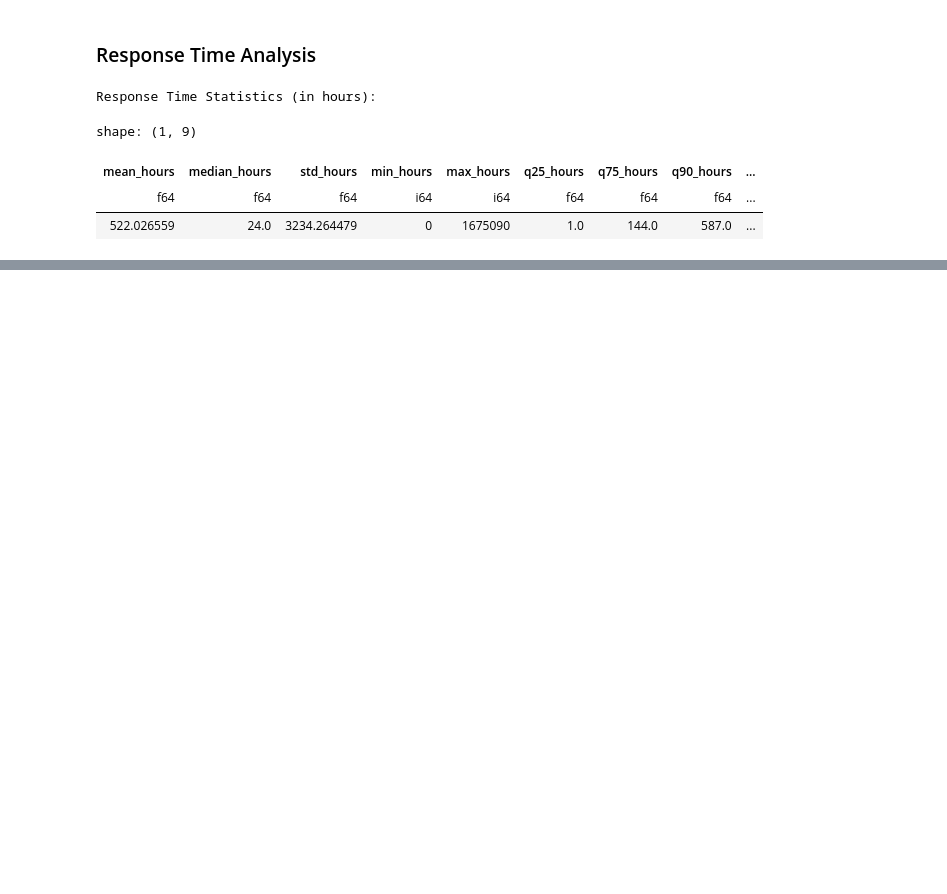
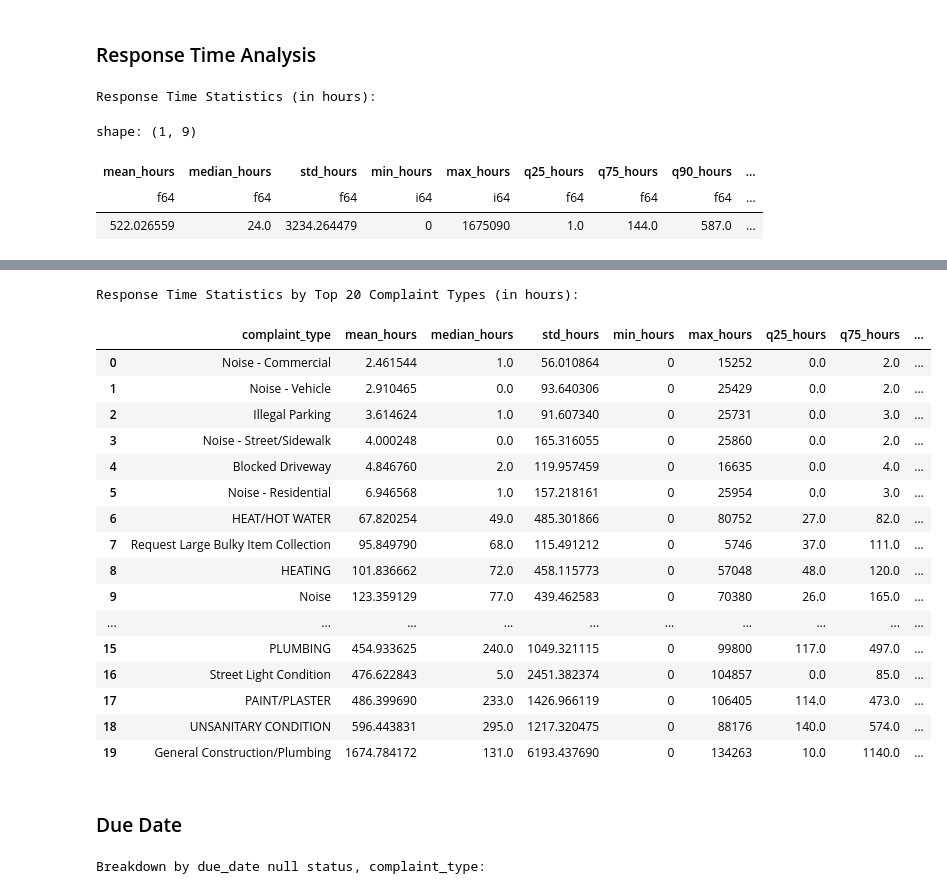
Before and after one commit to goravk95/311-service-requests, a Jupyter notebook: notebooks/Basic EDA.ipynb, the cells around one changed output, grey strips where cells are left out. Drawn from its saved outputs; the diff is of its cells as text; code cells hidden in the pictures; blank space fills up the shorter version.

```diff
--- a/notebooks/Basic EDA.ipynb
+++ b/notebooks/Basic EDA.ipynb
@@ -409,0 +330,71 @@ shape: (35, 3)
+# %%
+# Get top 20 complaint types first
+top_20_complaints = lf.group_by("complaint_type").agg([
+    pl.len().alias("count")
+]).sort("count", descending=True).head(20).select("complaint_type").collect()
+
+top_20_list = top_20_complaints["complaint_type"].to_list()
+
+# Calculate response times by complaint type for top 20 complaint types
+response_times_by_complaint = lf.filter(
+    pl.col("closed_date").is_not_null() &
+    pl.col("created_date").is_not_null() &
+    pl.col("complaint_type").is_in(top_20_list)
+).with_columns([
+    pl.col("created_date").alias("created_dt"),
+    pl.col("closed_date").alias("closed_dt")
+]).with_columns([
+    (pl.col("closed_dt") - pl.col("created_dt")).dt.total_hours().alias("response_hours")
+]).filter(
+    pl.col("response_hours") >= 0  # Only positive response times
+).group_by("complaint_type").agg([
+    pl.col("response_hours").mean().alias("mean_hours"),
+    pl.col("response_hours").median().alias("median_hours"),
+    pl.col("response_hours").std().alias("std_hours"),
+    pl.col("response_hours").min().alias("min_hours"),
+    pl.col("response_hours").max().alias("max_hours"),
+    pl.col("response_hours").quantile(0.25).alias("q25_hours"),
+    pl.col("response_hours").quantile(0.75).alias("q75_hours"),
+    pl.col("response_hours").quantile(0.90).alias("q90_hours"),
+    pl.len().alias("count_with_close_date")
+]).sort("mean_hours").collect()
+
+print("Response Time Statistics by Top 20 Complaint Types (in hours):")
+df_response_times = response_times_by_complaint.to_pandas()
+df_response_times
+# %% [output]
+Response Time Statistics by Top 20 Complaint Types (in hours):
+|  | complaint_type | mean_hours | median_hours | std_hours | min_hours | max_hours | q25_hours | q75_hours | ... |
+| 0 | Noise - Commercial | 2.461544 | 1.0 | 56.010864 | 0 | 15252 | 0.0 | 2.0 | ... |
+| 1 | Noise - Vehicle | 2.910465 | 0.0 | 93.640306 | 0 | 25429 | 0.0 | 2.0 | ... |
+| 2 | Illegal Parking | 3.614624 | 1.0 | 91.607340 | 0 | 25731 | 0.0 | 3.0 | ... |
+| 3 | Noise - Street/Sidewalk | 4.000248 | 0.0 | 165.316055 | 0 | 25860 | 0.0 | 2.0 | ... |
+| 4 | Blocked Driveway | 4.846760 | 2.0 | 119.957459 | 0 | 16635 | 0.0 | 4.0 | ... |
+| 5 | Noise - Residential | 6.946568 | 1.0 | 157.218161 | 0 | 25954 | 0.0 | 3.0 | ... |
+| 6 | HEAT/HOT WATER | 67.820254 | 49.0 | 485.301866 | 0 | 80752 | 27.0 | 82.0 | ... |
+| 7 | Request Large Bulky Item Collection | 95.849790 | 68.0 | 115.491212 | 0 | 5746 | 37.0 | 111.0 | ... |
+| 8 | HEATING | 101.836662 | 72.0 | 458.115773 | 0 | 57048 | 48.0 | 120.0 | ... |
+| 9 | Noise | 123.359129 | 77.0 | 439.462583 | 0 | 70380 | 26.0 | 165.0 | ... |
+| ... | ... | ... | ... | ... | ... | ... | ... | ... | ... |
+| 15 | PLUMBING | 454.933625 | 240.0 | 1049.321115 | 0 | 99800 | 117.0 | 497.0 | ... |
+| 16 | Street Light Condition | 476.622843 | 5.0 | 2451.382374 | 0 | 104857 | 0.0 | 85.0 | ... |
+| 17 | PAINT/PLASTER | 486.399690 | 233.0 | 1426.966119 | 0 | 106405 | 114.0 | 473.0 | ... |
+| 18 | UNSANITARY CONDITION | 596.443831 | 295.0 | 1217.320475 | 0 | 88176 | 140.0 | 574.0 | ... |
+| 19 | General Construction/Plumbing | 1674.784172 | 131.0 | 6193.437690 | 0 | 134263 | 10.0 | 1140.0 | ... |
+# %% [markdown]
+### Due Date
+# %%
+# Breakdown by due_date null status, complaint_type, and agency
+due_date_breakdown = lf.with_columns([
+    pl.col("due_date").is_null().cast(pl.Int32).alias("due_date_is_null")
+]).group_by(["due_date_is_null", "complaint_type"]).agg([
+    pl.len().alias("count")
+]).sort("count", descending=True).collect()
+
+print("Breakdown by due_date null status, complaint_type:")
+df_due_date = due_date_breakdown.to_pandas()
+df_due_date = df_due_date.pivot(index = 'complaint_type', columns = 'due_date_is_null', values = 'count')
+df_due_date['total'] = df_due_date.sum(axis = 1)
+df_due_date['missing_pct'] = df_due_date[1] / df_due_date['total']
+# %% [output]
+Breakdown by due_date null status, complaint_type:
```
Also changed, not shown: parts of 14 cells of this notebook.
